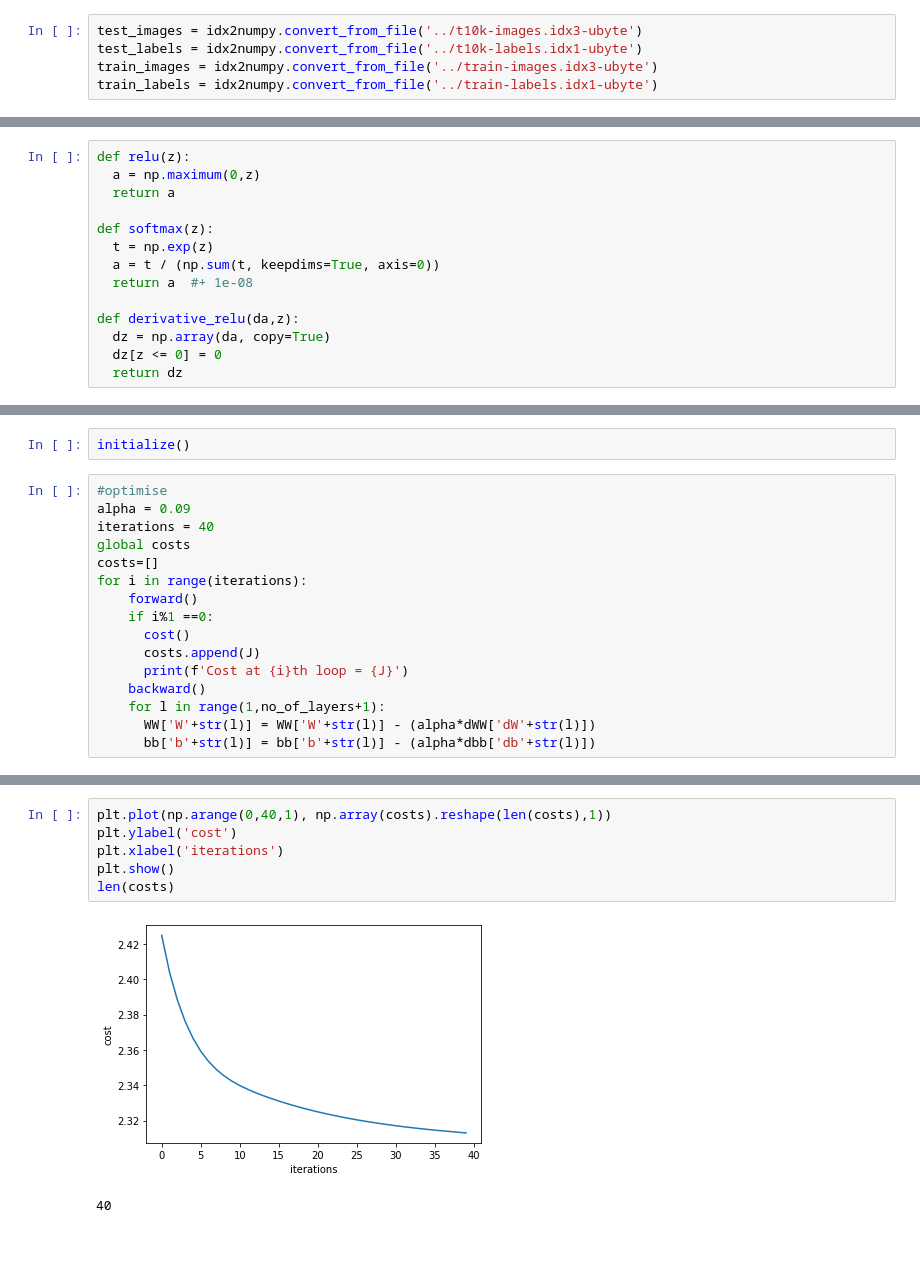
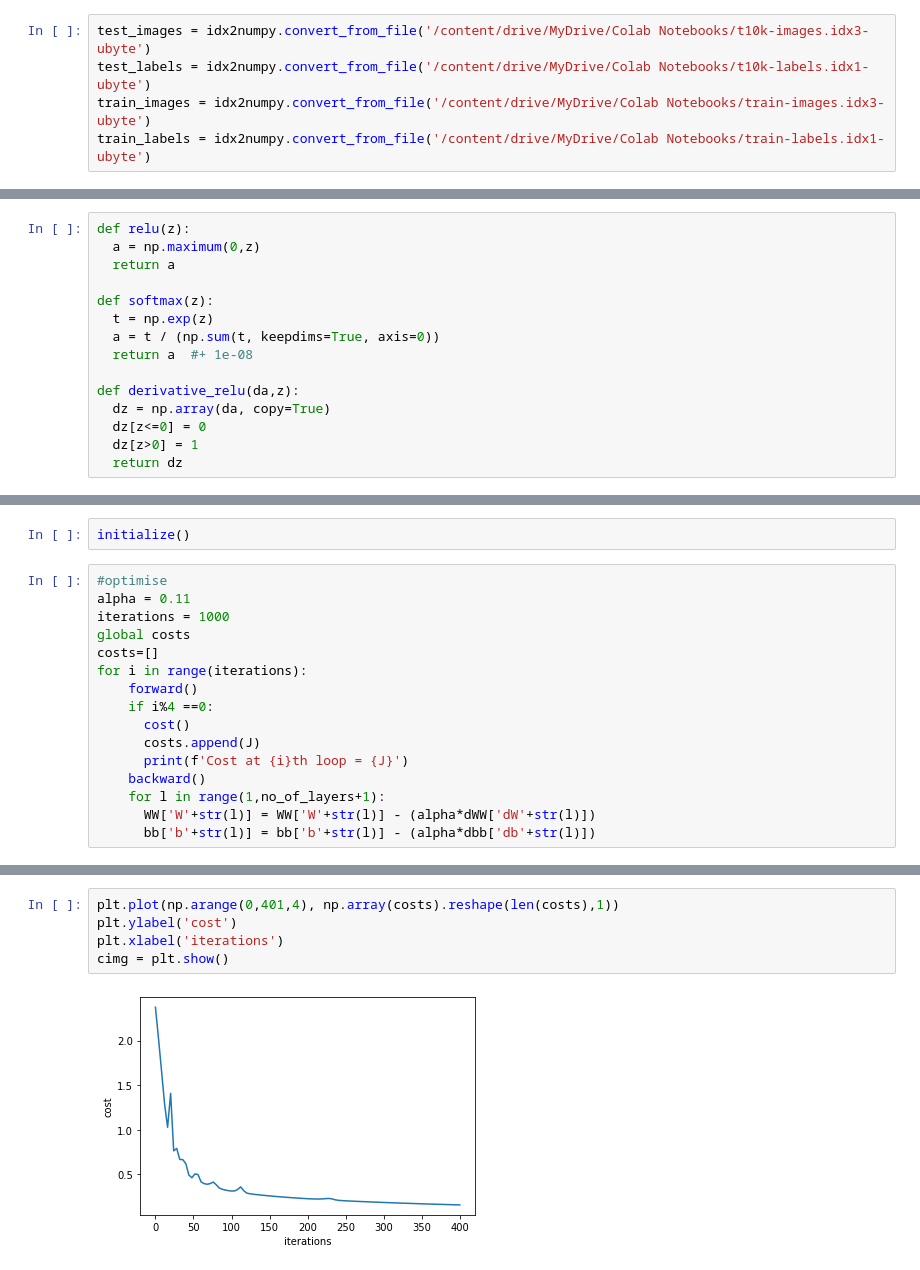
Before and after one commit to ABD-01/MNIST, a Jupyter notebook: Muli Layer Model/MNIST_Using_Multi_Layer.ipynb, the cells around one changed output, grey strips where cells are left out. Drawn from its saved outputs; the diff is of its cells as text; blank space fills up the shorter version.

```diff
--- a/Muli Layer Model/MNIST_Using_Multi_Layer.ipynb
+++ b/Muli Layer Model/MNIST_Using_Multi_Layer.ipynb
@@ -21,10 +21,10 @@ import idx2numpy
 from tqdm import tqdm
 import os
 # %%
-test_images = idx2numpy.convert_from_file('../t10k-images.idx3-ubyte')
-test_labels = idx2numpy.convert_from_file('../t10k-labels.idx1-ubyte')
-train_images = idx2numpy.convert_from_file('../train-images.idx3-ubyte')
-train_labels = idx2numpy.convert_from_file('../train-labels.idx1-ubyte')
+test_images = idx2numpy.convert_from_file('/content/drive/MyDrive/Colab Notebooks/t10k-images.idx3-ubyte')
+test_labels = idx2numpy.convert_from_file('/content/drive/MyDrive/Colab Notebooks/t10k-labels.idx1-ubyte')
+train_images = idx2numpy.convert_from_file('/content/drive/MyDrive/Colab Notebooks/train-images.idx3-ubyte')
+train_labels = idx2numpy.convert_from_file('/content/drive/MyDrive/Colab Notebooks/train-labels.idx1-ubyte')
 # %%
 print(test_images.shape)
 print(test_labels.shape)
@@ -107,7 +107,8 @@ def softmax(z):
 
 def derivative_relu(da,z):
   dz = np.array(da, copy=True)
-  dz[z <= 0] = 0
+  dz[z<=0] = 0
+  dz[z>0] = 1
   return dz
 # %%
 def forward():
@@ -181,13 +190,13 @@ MemoryError: Unable to allocate 234. MiB for an array with shape (512, 60000) an
 initialize()
 # %%
 #optimise
-alpha = 0.09
-iterations = 40
+alpha = 0.11
+iterations = 1000
 global costs
 costs=[]
 for i in range(iterations):
     forward()
-    if i%1 ==0:
+    if i%4 ==0:
       cost()
       costs.append(J)
       print(f'Cost at {i}th loop = {J}')
@@ -216,12 +226,10 @@ Cost at 39th loop = [[2.3130301]]
 # %%
-plt.plot(np.arange(0,40,1), np.array(costs).reshape(len(costs),1))
+plt.plot(np.arange(0,401,4), np.array(costs).reshape(len(costs),1))
 plt.ylabel('cost')
 plt.xlabel('iterations')
-plt.show()
-len(costs)
+cimg = plt.show()
 # %% [output]
-[figure, old version]
+[figure, new version]
-40
 # %%
 a = np.abs(AA['A4']- Y_hot)
 print(f'Accuracy : {100 - np.mean(a)*100} on Train Set')
```
Also changed, not shown: parts of 11 cells of this notebook.
